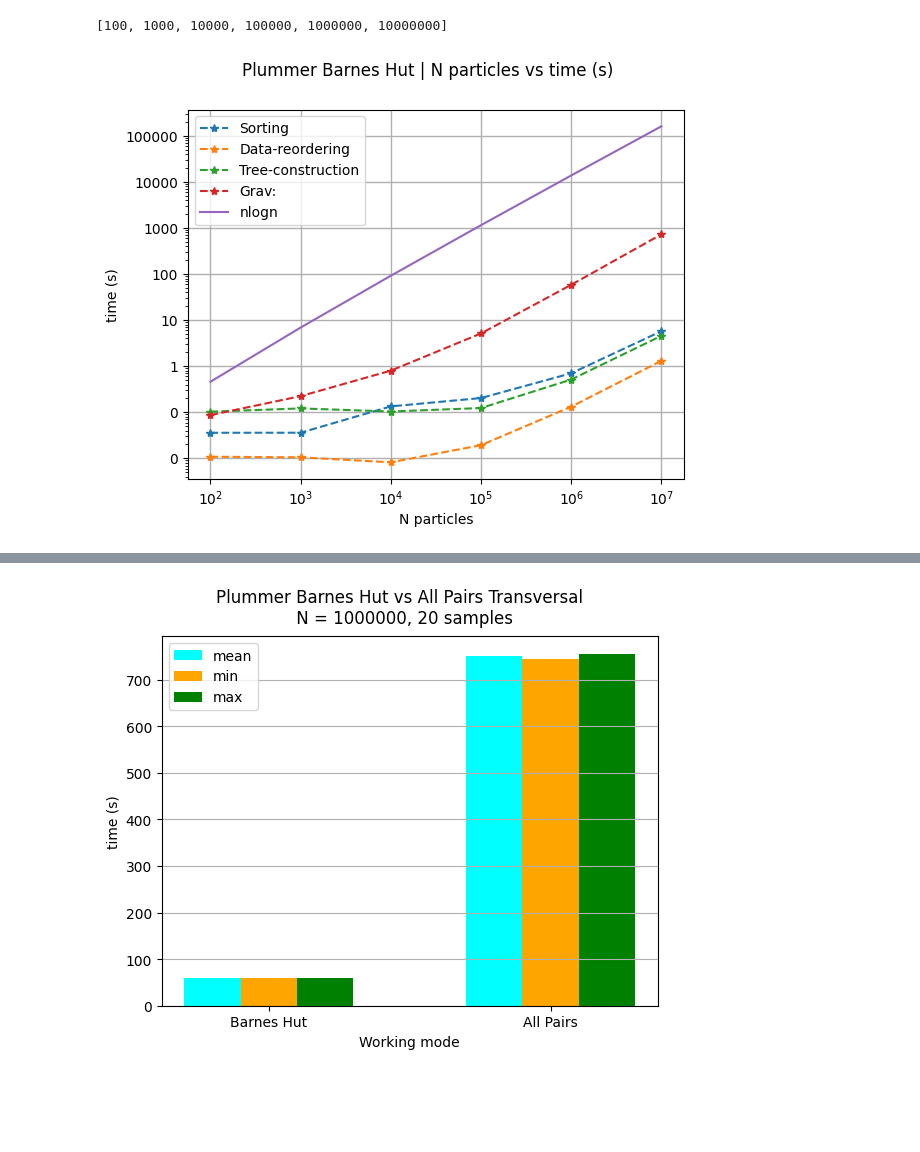
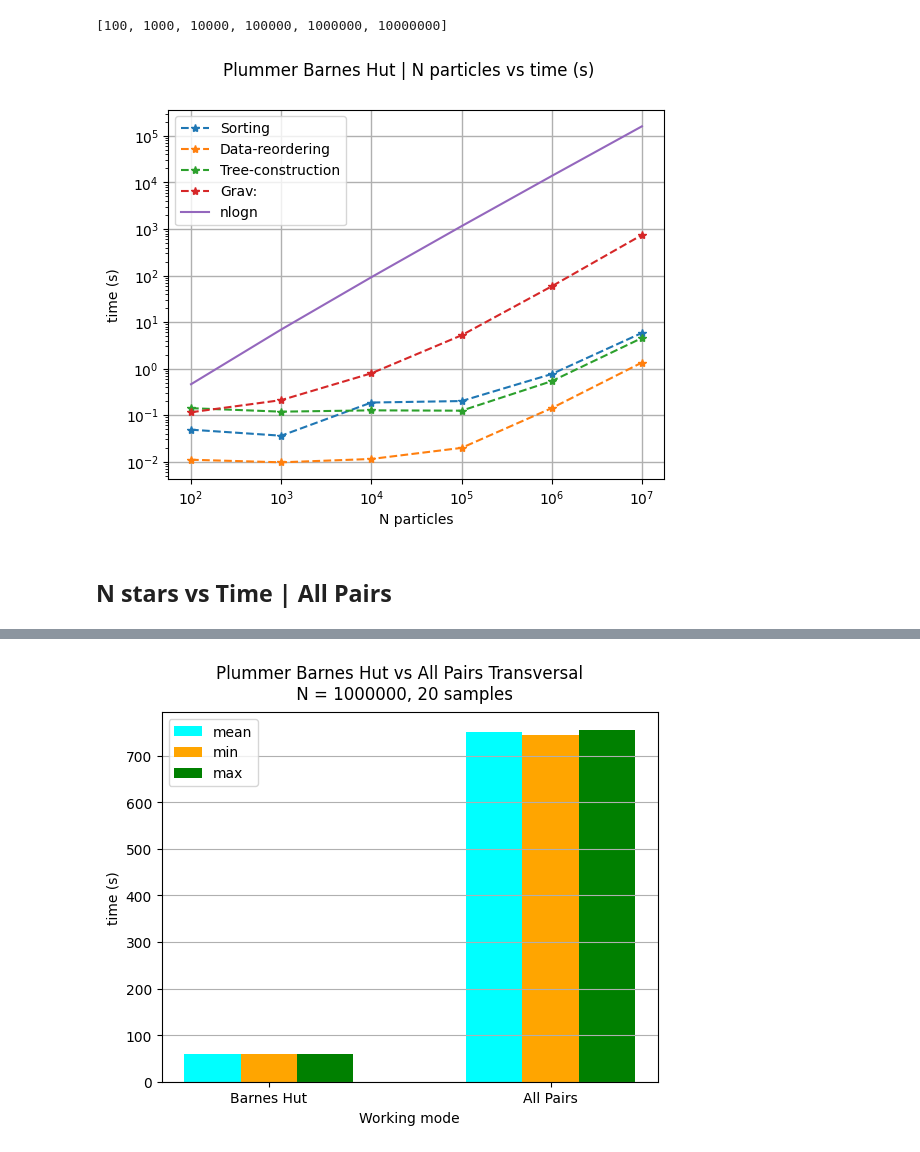
Before and after one commit to Mauricio-Bernuy/bonsai-lib-PFC, a Jupyter notebook: Plummer-New.ipynb, the cells around one changed output, grey strips where cells are left out. Saved outputs shown, nothing was run; the diff lists cells and outputs as text; code cells hidden in the pictures; blank space fills up the shorter version.

Commit message:
Almost all final results

```diff
--- a/Plummer-New.ipynb
+++ b/Plummer-New.ipynb
@@ -337,0 +453,10 @@ iter=38 : time= 2.375  Etot= -0.2451692866  Ekin= 0.234243   Epot= -0.479413 : d
+# %%
+# direct comp
+
+n_pows2 = [2,3,4,5,6,6.2,6.5]
+parse_list = []
+for i in n_pows2:
+    nStars  = 10**i
+    clear_data()
+    with bonsai.measure_GPU(program_name='bonsai2_slowdust',poll_rate=0.5):
+        bonsai.run_plummer(nStars,data_prefix,bonsai_bin=bonsai_binary,T=T_,dt=step,dSnap=step,direct=True)
@@ -337,0 +694,20 @@ iter=38 : time= 2.375  Etot= -0.2451692866  Ekin= 0.234243   Epot= -0.479413 : d
+# %%
+fig, ax = plt.subplots(figsize=(12, 5))
+fig.suptitle('All Pairs | bonsai2_slowdust GPU Usage (%)', fontsize=12)
+ax.set_xlabel("time (s)")
+ax.set_ylabel("GPU Usage (%)")
+ax.set_xscale('symlog')
+
+ax.grid(linestyle='-', linewidth=1)
+
+for p,i in enumerate(range(6,13)):
+    f = open(f'bonsai_gpustat_bonsai2_slowdust_{i}.json')
+    a = json.load(f)
+
+    y = np.array(a['utilization.gpu'])
+    x = np.arange(0, a["count"]/2, 0.5)
+    print(len(x),len(y))
+    ax.plot(x, y,label=f"N=10^{n_pows2[p]}")
+ax.legend(loc="upper left")
+plt.show()
+fig.savefig('all_pairs_gpu.svg',format="svg",dpi=1200)
@@ -340,7 +725,7 @@ iter=38 : time= 2.375  Etot= -0.2451692866  Ekin= 0.234243   Epot= -0.479413 : d
 # %%
 ## Scaling for different n sizes!
 
-plot_title = "RESULTS/plummer_barnes_hut_n_vs_time"
+plot_title = "plummer_barnes_hut_n_vs_time"
 data_prefix='data/plummer_snap_mpi'
 figure_prefix='fig/plummer'
 bonsai_binary = "../Bonsai/build/bonsai2_slowdust" # after cmake tools build
@@ -598,35 +973,36 @@ print(x)
 
 fig, ax = plt.subplots()
 fig.suptitle('Plummer Barnes Hut | N particles vs time (s)', fontsize=12)
 ax.set_xlabel("N particles")
 ax.set_ylabel("time (s)")
 
 ax.grid(linestyle='-', linewidth=1)
 ax.set_yscale('log')
-for axis in [ax.xaxis, ax.yaxis]:
-    axis.set_major_formatter(ScalarFormatter())
+# for axis in [ax.xaxis, ax.yaxis]:
+#     axis.set_major_formatter(ScalarFormatter())
 ax.set_xscale('symlog')
 
 for tokens in use_arrays:
     ax.plot(x, token_arrays[tokens],label=tokens, marker ='*',linestyle='dashed')
 
 y = (x * np.log(x)) / 10**3
 ax.plot(x, y,label="nlogn")
 
 ax.legend(loc="upper left")
 plt.show()
 
 
 counter = 0
 filename = plot_title + "_{}.png"
 while os.path.isfile(filename.format(counter)):
     counter += 1
 filename = plot_title + "_{}"
 plot_title_final = filename.format(counter)
 
-fig.savefig(plot_title_final+".png")
-
+fig.savefig(plot_title_final +'.svg',format="svg",dpi=1200)
 plt.close()
 # %% [output]
 [100, 1000, 10000, 100000, 1000000, 10000000]
-[figure, old version]
+[figure, new version]
+# %% [markdown]
+## N stars vs Time | All Pairs
```
Also changed, not shown: parts of 45 cells of this notebook, 50 other files.
